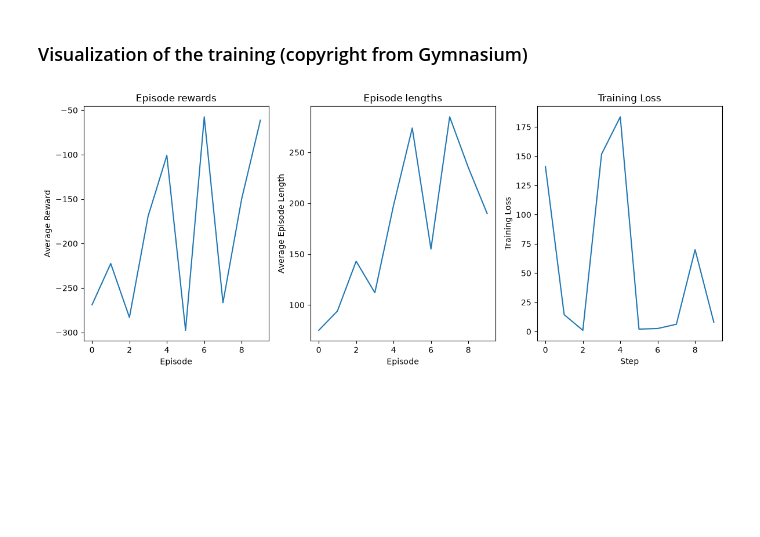
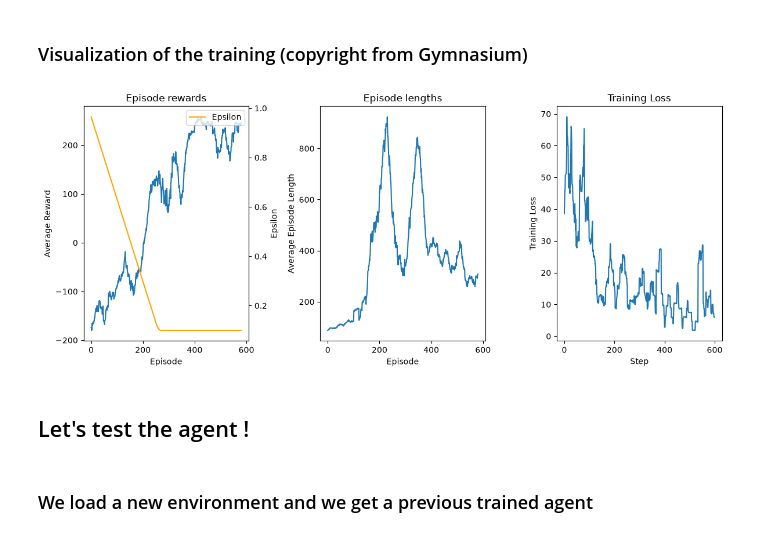
Before and after one commit to paul-pp/basic_rl, a Jupyter notebook: notebook_lunar_lander.ipynb, the cells around one changed output. Saved outputs shown, nothing was run; the diff lists cells and outputs as text; code cells hidden in the pictures; blank space fills up the shorter version.

```diff
--- a/notebook_lunar_lander.ipynb
+++ b/notebook_lunar_lander.ipynb
@@ -11,11 +11,8 @@ env = gym.make('LunarLander-v3',render_mode='rgb_array')
 
 for episode in range(5):
     current_observation, info = env.reset()
+    episode_over = False
 
-    episode_over = False
-    total_reward = 0
-
-    success=0
     while not episode_over:
         action=env.action_space.sample()
         new_observation, reward, terminated, truncated, info = env.step(action)
@@ -43,24 +39,23 @@ KeyboardInterrupt:
 
 ### Definition of the hyperparameters and creation of an agent (and a new environment)
 # %%
-n_episodes=10
+n_episodes=600
 start_eps=1.0
 batch_size=64
 update_weights_period=1000
 
 
-display_train=1
-Display_dynamic_graph=True
+display_train=10
 # %%
 env = gym.make('LunarLander-v3')
 env = gym.wrappers.RecordEpisodeStatistics(env, buffer_length=n_episodes)
 
-agent=Agent(
+agent=Agent_DQN(
     env=env,
 
-    start_learning_rate=0.005,
+    start_learning_rate=0.002,
     start_factor_lr=1.0,
-    end_factor_lr=0.02,
+    end_factor_lr=0.2,
     total_iters_lr=int(n_episodes/2),
 
     start_epsilon=start_eps,
@@ -168,45 +147,70 @@ Training done
 ### Visualization of the training (copyright from Gymnasium)
 # %%
 
+def get_moving_avgs(arr, window, convolution_mode):
+    """Compute moving average to smooth noisy data."""
+    return np.convolve(
+        np.array(arr).flatten(),
+        np.ones(window),
+        mode=convolution_mode
+    ) / window
 
 # Smooth over a 500-episode window
-rolling_length = display_train
+rolling_length = display_train*2
 fig, axs = plt.subplots(ncols=3, figsize=(12, 5))
 
 # Episode rewards (win/loss performance)
 axs[0].set_title("Episode rewards")
 reward_moving_average = get_moving_avgs(
-    env.return_queue,
+    stat_train_return,
     rolling_length,
     "valid"
 )
-axs[0].plot(range(len(reward_moving_average)), reward_moving_average)
+
+epsilon_moving_avg=get_moving_avgs(
+    Liste_epsilon,
+    rolling_length,
+    "valid"
+)
+
+x = range(len(reward_moving_average))
+axs[0].plot(x, reward_moving_average, label="Average Reward")
 axs[0].set_ylabel("Average Reward")
 axs[0].set_xlabel("Episode")
+
+# Axe Y droit : Epsilon
+ax_epsilon = axs[0].twinx()
+ax_epsilon.plot(x, epsilon_moving_avg, color="orange", label="Epsilon")
+ax_epsilon.set_ylabel("Epsilon")
+ax_epsilon.legend(loc="upper right")
 
 # Episode lengths (how many actions per hand)
 axs[1].set_title("Episode lengths")
 length_moving_average = get_moving_avgs(
-    env.length_queue,
+    stat_train_lenght,
     rolling_length,
     "valid"
 )
 axs[1].plot(range(len(length_moving_average)), length_moving_average)
 axs[1].set_ylabel("Average Episode Length")
 axs[1].set_xlabel("Episode")
 
 # Training error (how much we're still learning)
 axs[2].set_title("Training Loss")
 training_loss_moving_average = get_moving_avgs(
     Training_loss,
     rolling_length,
     "same"
 )
 axs[2].plot(range(len(training_loss_moving_average)), training_loss_moving_average)
 axs[2].set_ylabel("Training Loss")
 axs[2].set_xlabel("Step")
 
 plt.tight_layout()
 plt.show()
 # %% [output]
-[figure, old version]
+[figure, new version]
+# %% [markdown]
+## Let's test the agent !
+# %% [markdown]
+### We load a new environment and we get a previous trained agent
```
Also changed, not shown: parts of 7 cells of this notebook, 1 other file.
